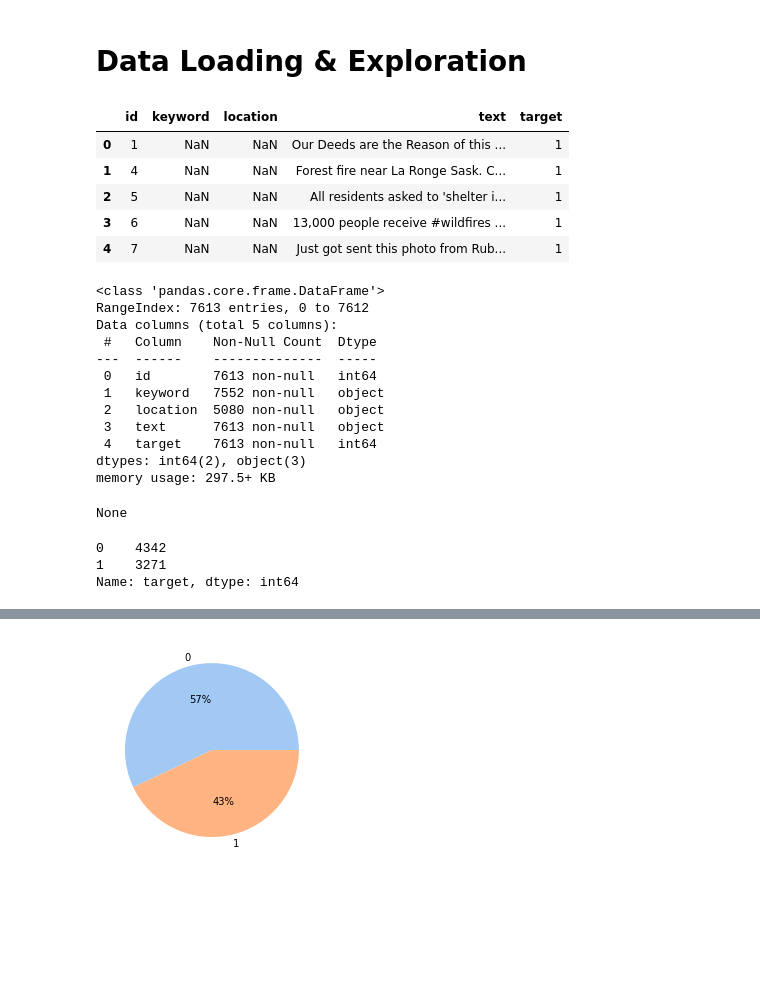
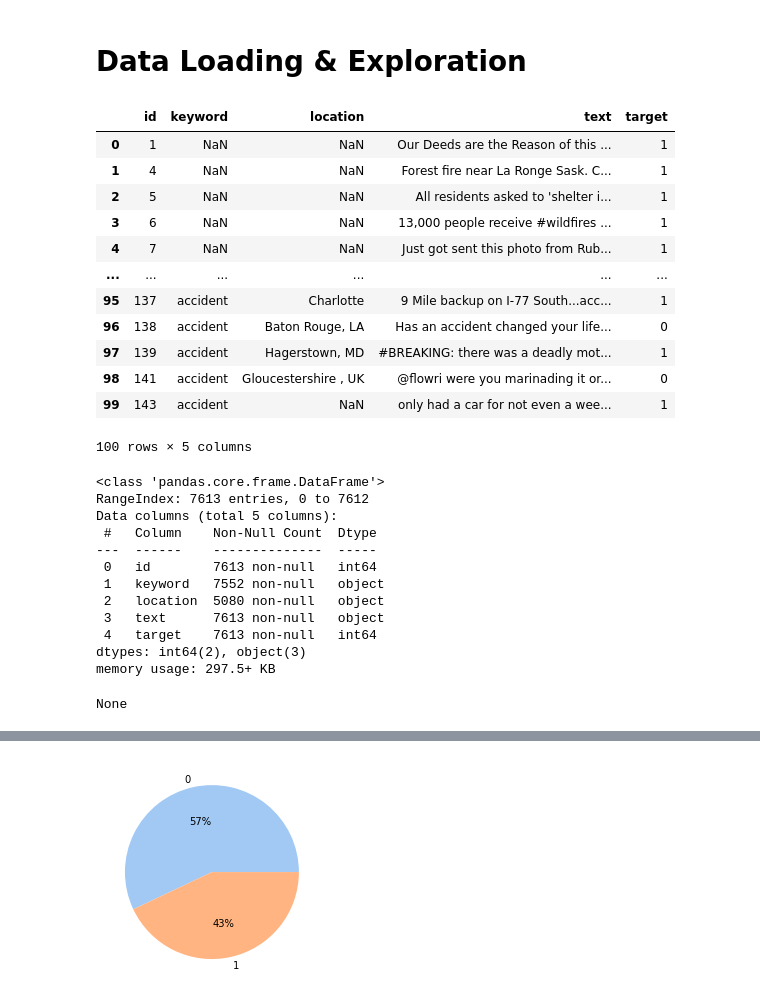
Before and after one commit to YoonjungChoi/CMPE255_TEAM10, a Jupyter notebook: code/01_entire_yoonjungchoi.ipynb, the cells around one changed output, grey strips where cells are left out. Saved outputs shown, nothing was run; the diff lists cells and outputs as text; code cells hidden in the pictures; blank space fills up the shorter version.

```diff
--- a/code/01_entire_yoonjungchoi.ipynb
+++ b/code/01_entire_yoonjungchoi.ipynb
@@ -42,31 +42,32 @@ True
 # Data Loading & Exploration
 # %%
 df = pd.read_csv('train.csv')
-display(df.head())
+display(df.head(100))
 display(df.info())
 # %% [output]
 |  | id | keyword | location | text | target |
 | 0 | 1 | NaN | NaN | Our Deeds are the Reason of this ... | 1 |
 | 1 | 4 | NaN | NaN | Forest fire near La Ronge Sask. C... | 1 |
 | 2 | 5 | NaN | NaN | All residents asked to 'shelter i... | 1 |
 | 3 | 6 | NaN | NaN | 13,000 people receive #wildfires ... | 1 |
 | 4 | 7 | NaN | NaN | Just got sent this photo from Rub... | 1 |
+| ... | ... | ... | ... | ... | ... |
+| 95 | 137 | accident | Charlotte | 9 Mile backup on I-77 South...acc... | 1 |
+| 96 | 138 | accident | Baton Rouge, LA | Has an accident changed your life... | 0 |
+| 97 | 139 | accident | Hagerstown, MD | #BREAKING: there was a deadly mot... | 1 |
+| 98 | 141 | accident | Gloucestershire , UK | @flowri were you marinading it or... | 0 |
+| 99 | 143 | accident | NaN | only had a car for not even a wee... | 1 |
-<class 'pandas.core.frame.DataFrame'>
-RangeIndex: 7613 entries, 0 to 7612
-Data columns (total 5 columns):
- #   Column    Non-Null Count  Dtype
----  ------    --------------  -----
- 0   id        7613 non-null   int64
- 1   keyword   7552 non-null   object
- 2   location  5080 non-null   object
- 3   text      7613 non-null   object
- 4   target    7613 non-null   int64
-dtypes: int64(2), object(3)
-memory usage: 297.5+ KB
+100 rows × 5 columns
-None
+<class 'pandas.core.frame.DataFrame'>
+RangeIndex: 7613 entries, 0 to 7612
+Data columns (total 5 columns):
+ #   Column    Non-Null Count  Dtype
+---  ------    --------------  -----
+ 0   id        7613 non-null   int64
+ 1   keyword   7552 non-null   object
+ 2   location  5080 non-null   object
+ 3   text      7613 non-null   object
+ 4   target    7613 non-null   int64
+dtypes: int64(2), object(3)
+memory usage: 297.5+ KB
+None
-# %%
-df['target'].value_counts()
-# %% [output]
-0    4342
-1    3271
-Name: target, dtype: int64
```
Also changed, not shown: parts of 27 cells of this notebook, 3 other files.
